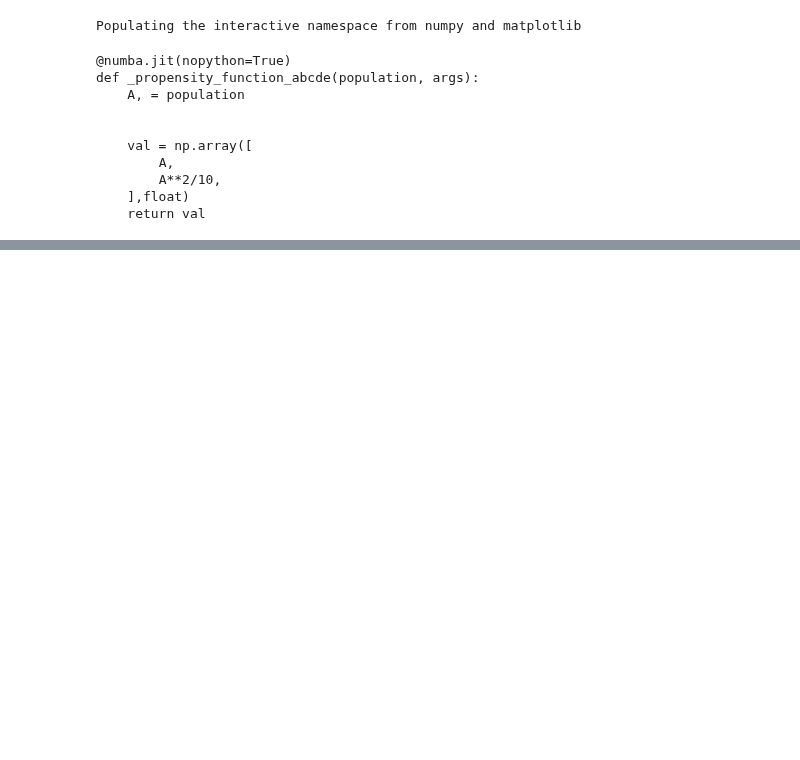
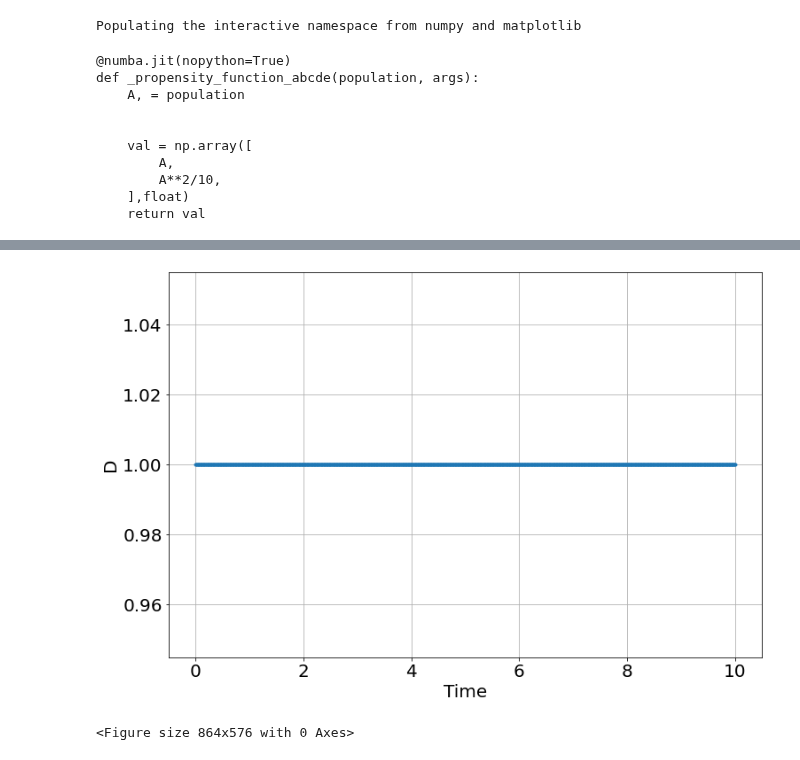
Before and after one commit to bblais/pyndamics3, a Jupyter notebook: 099_debug.ipynb, the cells around one changed output, grey strips where cells are left out. Drawn from its saved outputs; the diff is of its cells as text; code cells hidden in the pictures; blank space fills up the shorter version.

```diff
--- a/099_debug.ipynb
+++ b/099_debug.ipynb
@@ -357,0 +462,9 @@ def _propensity_function_abcde(population, args):
+# %%
+sim=Simulation()
+sim.add("D'=0",1,plot=True)
+sim.add("M'=+k1*D -k3*M",0,plot=True)
+sim.params(
+sim.run(10)
+# %% [output]
+[figure, added]
+<Figure size 864x576 with 0 Axes>
```
Also changed, not shown: parts of 13 cells of this notebook, 9 other files.
